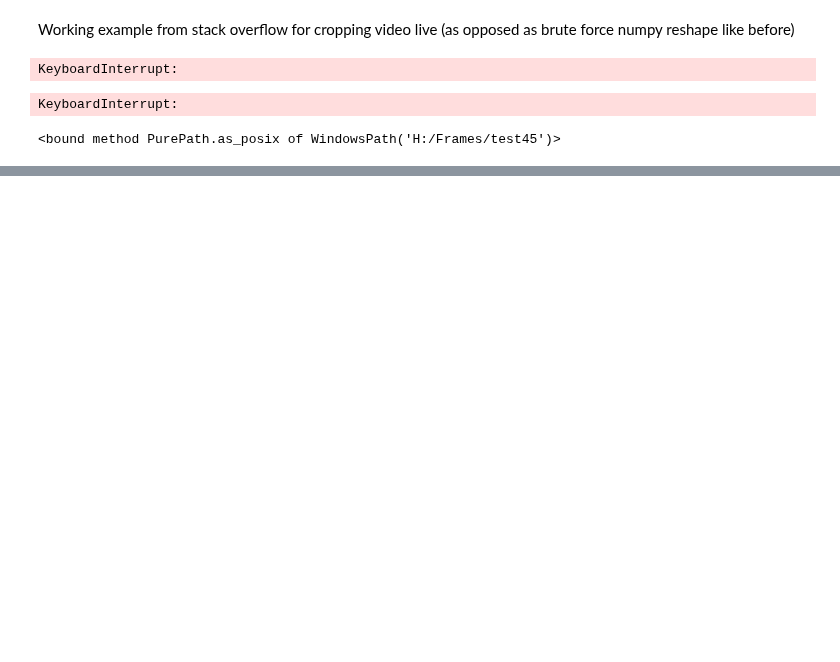
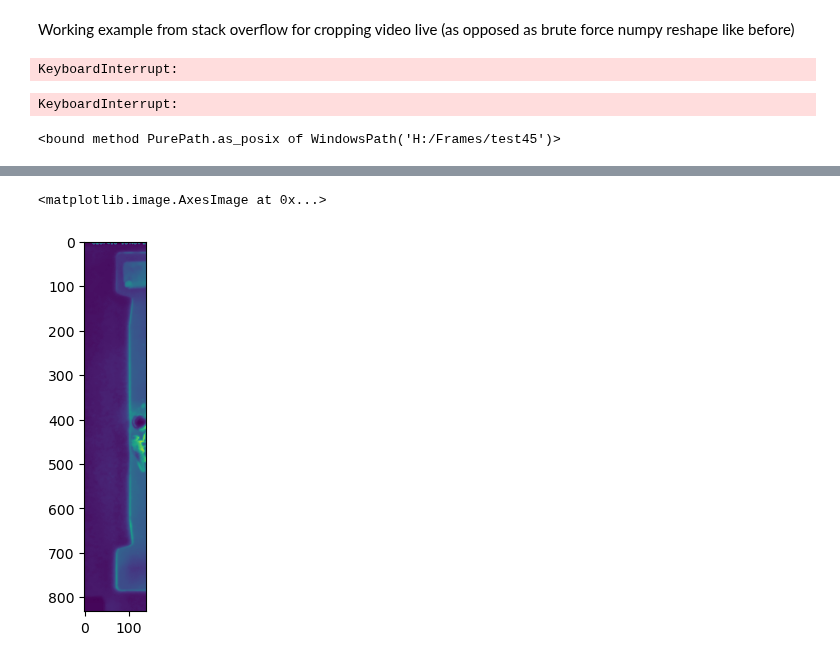
Before and after one commit to NeLy-EPFL/Tracking_Analysis, a Jupyter notebook: Tracktor/TemplateMatch/CropVideo.ipynb, the cells around one changed output, grey strips where cells are left out. Cells and saved outputs as stored; diff of their text form; code cells hidden in the pictures; blank space fills up the shorter version.

```diff
--- a/Tracktor/TemplateMatch/CropVideo.ipynb
+++ b/Tracktor/TemplateMatch/CropVideo.ipynb
@@ -73,0 +109,6 @@ TypeError: 'module' object is not callable
+# %%
+crop1 = ImGr[:,:138]
+plt.imshow(crop1)
+# %% [output]
+<matplotlib.image.AxesImage at 0x...>
+[figure, added]
```
Also changed, not shown: parts of 34 cells of this notebook, 2 other files.
